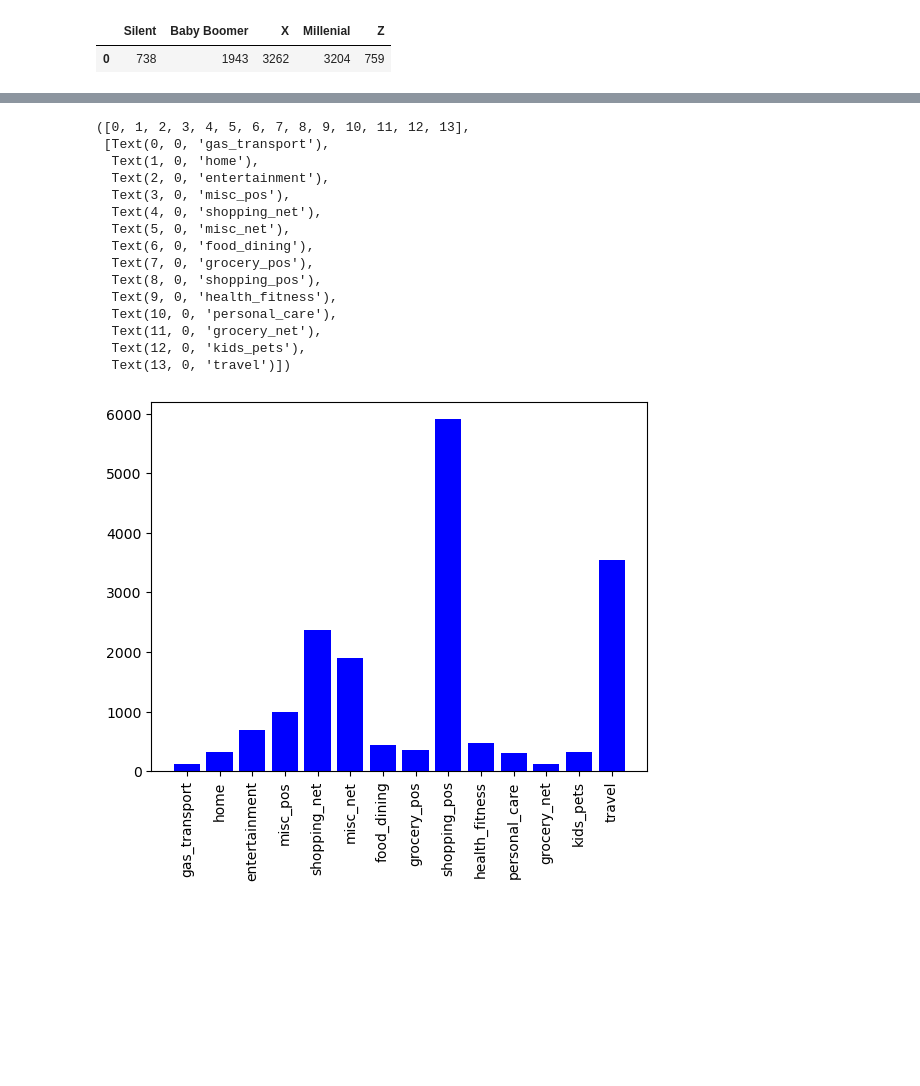
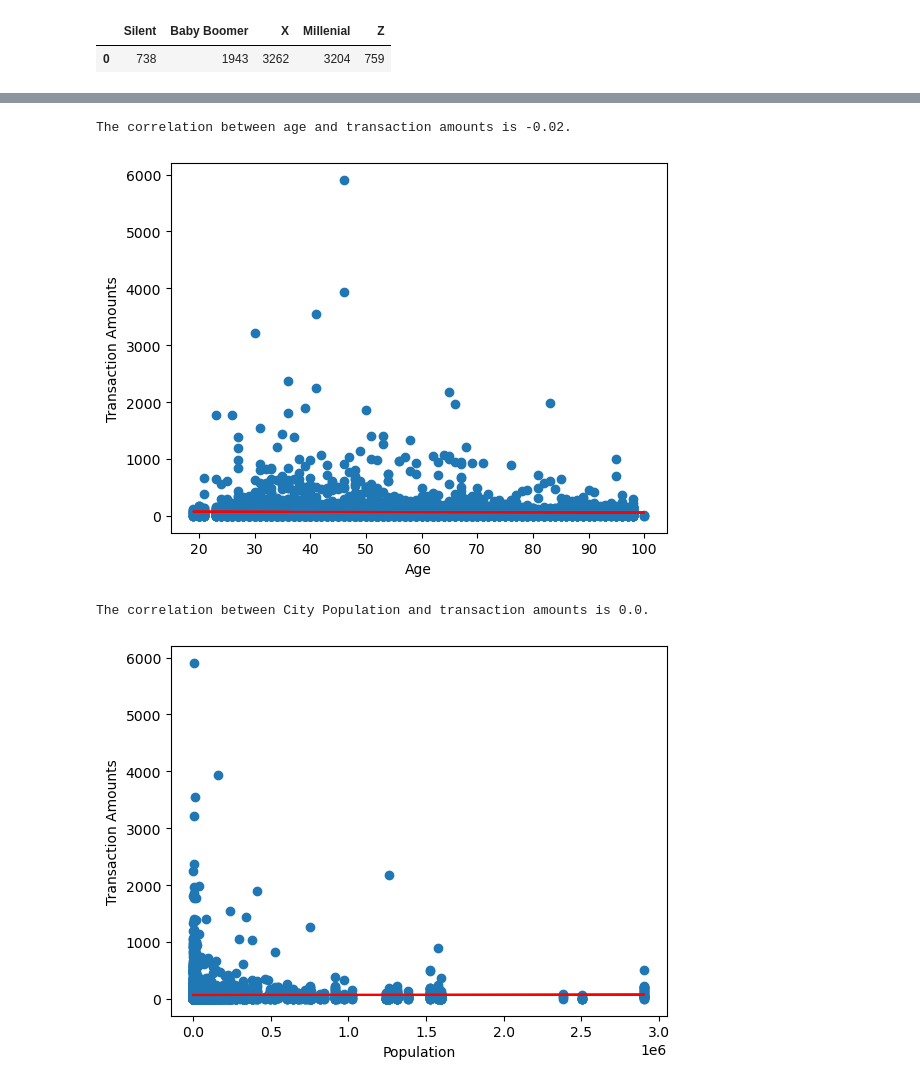
Before and after one commit to Atlkells/Project_1_Group_3, a Jupyter notebook: startercode.ipynb, the cells around one changed output, grey strips where cells are left out. Drawn from its saved outputs; the diff is of its cells as text; code cells hidden in the pictures; blank space fills up the shorter version.

```diff
--- a/startercode.ipynb
+++ b/startercode.ipynb
@@ -103,22 +84,32 @@ agevcatscat = plt.bar(x,y,color = 'blue')
-# %%
-x = cc_data ['category']
-y = cc_data['amt']
-catvamtscat = plt.bar(x,y, color = 'blue')
-plt.xticks(rotation = 90)
-# %% [output]
-([0, 1, 2, 3, 4, 5, 6, 7, 8, 9, 10, 11, 12, 13],
- [Text(0, 0, 'gas_transport'),
-  Text(1, 0, 'home'),
-  Text(2, 0, 'entertainment'),
-  Text(3, 0, 'misc_pos'),
-  Text(4, 0, 'shopping_net'),
-  Text(5, 0, 'misc_net'),
-  Text(6, 0, 'food_dining'),
-  Text(7, 0, 'grocery_pos'),
-  Text(8, 0, 'shopping_pos'),
-  Text(9, 0, 'health_fitness'),
-  Text(10, 0, 'personal_care'),
-  Text(11, 0, 'grocery_net'),
-  Text(12, 0, 'kids_pets'),
-  Text(13, 0, 'travel')])
-[figure, removed]
+# %%
+Age = cc_data['age']
+Amount = cc_data['amt']
+correlation = st.pearsonr(Age, Amount)
+(slope, intercept, rvalue, pvalue, stderr) = st.linregress(Age, Amount)
+regression = Age * slope + intercept
+line_eq = "y = " + str(round(slope,2)) + "x + " + str(round(intercept,2))
+plt.scatter(Age, Amount)
+plt.plot(Age,regression,"r-")
+plt.xlabel("Age")
+plt.ylabel("Transaction Amounts")
+print(f"The correlation between age and transaction amounts is {round(correlation[0], 2)}.")
+plt.show()
+# %% [output]
+The correlation between age and transaction amounts is -0.02.
+[figure, added]
+# %%
+pop = cc_data['city_pop']
+Amount = cc_data['amt']
+correlation = st.pearsonr(pop, Amount)
+(slope, intercept, rvalue, pvalue, stderr) = st.linregress(pop, Amount)
+regression = pop * slope + intercept
+line_eq = "y = " + str(round(slope,2)) + "x + " + str(round(intercept,2))
+plt.scatter(pop, Amount)
+plt.plot(pop,regression,"r-")
+plt.xlabel("Population")
+plt.ylabel("Transaction Amounts")
+print(f"The correlation between City Population and transaction amounts is {round(correlation[0], 2)}.")
+plt.show()
+# %% [output]
+The correlation between City Population and transaction amounts is 0.0.
+[figure, added]
```
Also changed, not shown: parts of 4 cells of this notebook.
